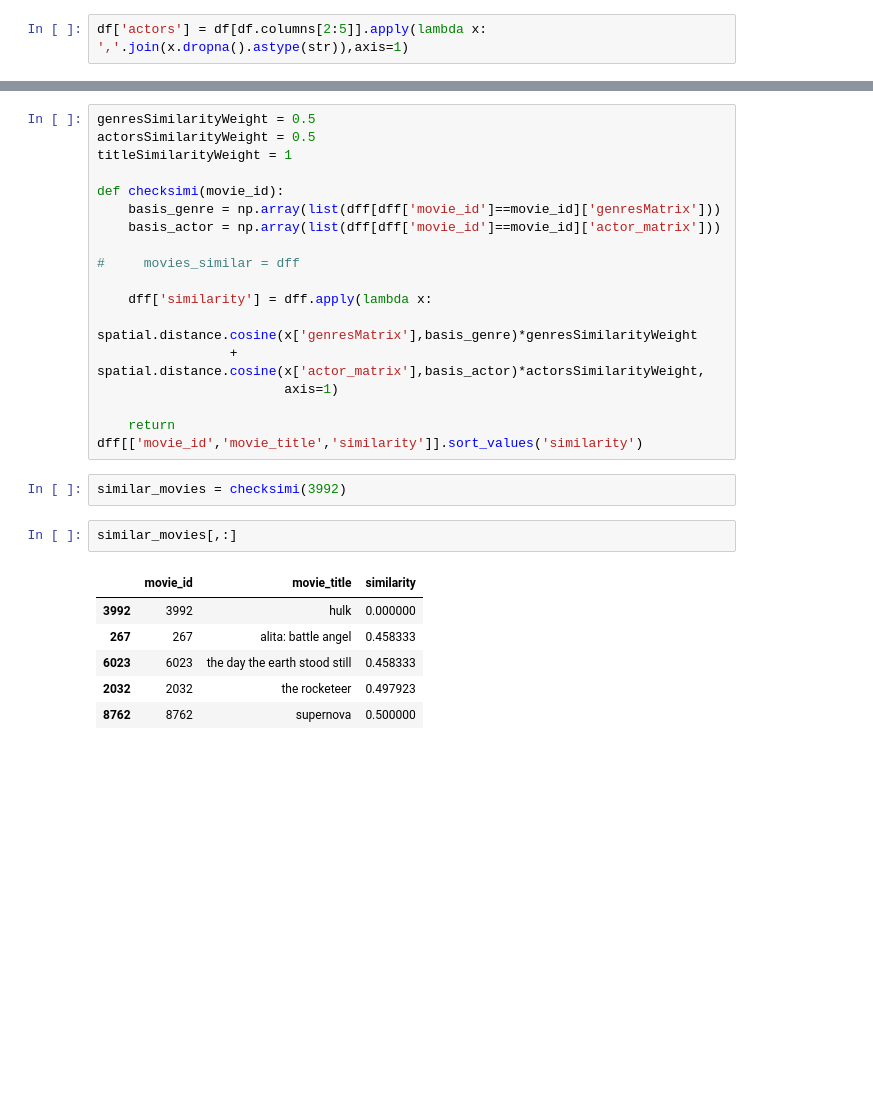
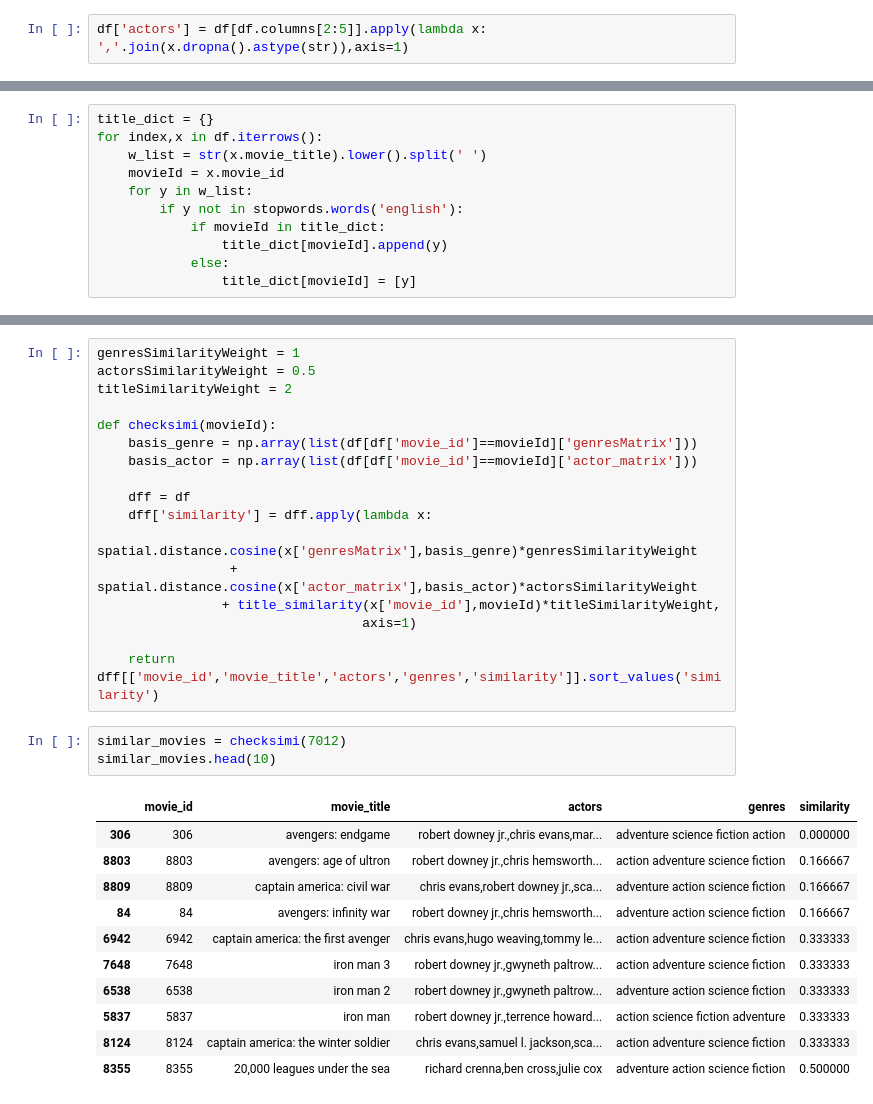
Before and after one commit to skar94376/Movie-Recommendation-Model, a Jupyter notebook: algo.ipynb, the cells around one changed output, grey strips where cells are left out. Drawn from its saved outputs; the diff is of its cells as text; blank space fills up the shorter version.

```diff
--- a/algo.ipynb
+++ b/algo.ipynb
@@ -137,0 +114,11 @@ dff.head(3)
+# %%
+title_dict = {}
+for index,x in df.iterrows():
+    w_list = str(x.movie_title).lower().split(' ')
+    movieId = x.movie_id
+    for y in w_list:
+        if y not in stopwords.words('english'):
+            if movieId in title_dict:
+                title_dict[movieId].append(y)
+            else:
+                title_dict[movieId] = [y]
@@ -138,28 +180,32 @@ dff.head(3)
 # %%
-genresSimilarityWeight = 0.5
+genresSimilarityWeight = 1
 actorsSimilarityWeight = 0.5
-titleSimilarityWeight = 1
+titleSimilarityWeight = 2
 
-def checksimi(movie_id):
-    basis_genre = np.array(list(dff[dff['movie_id']==movie_id]['genresMatrix']))
-    basis_actor = np.array(list(dff[dff['movie_id']==movie_id]['actor_matrix']))
+def checksimi(movieId):
+    basis_genre = np.array(list(df[df['movie_id']==movieId]['genresMatrix']))
+    basis_actor = np.array(list(df[df['movie_id']==movieId]['actor_matrix']))
 
-#     movies_similar = dff
-
+    dff = df
     dff['similarity'] = dff.apply(lambda x:
                    spatial.distance.cosine(x['genresMatrix'],basis_genre)*genresSimilarityWeight
-                 + spatial.distance.cosine(x['actor_matrix'],basis_actor)*actorsSimilarityWeight,
-                        axis=1)
+                 + spatial.distance.cosine(x['actor_matrix'],basis_actor)*actorsSimilarityWeight
+                + title_similarity(x['movie_id'],movieId)*titleSimilarityWeight,
+                                  axis=1)
 
-    return dff[['movie_id','movie_title','similarity']].sort_values('similarity')
+    return dff[['movie_id','movie_title','actors','genres','similarity']].sort_values('similarity')
-# %%
-similar_movies = checksimi(3992)
-# %%
-similar_movies[,:]
-# %% [output]
-|  | movie_id | movie_title | similarity |
-| 3992 | 3992 | hulk | 0.000000 |
-| 267 | 267 | alita: battle angel | 0.458333 |
-| 6023 | 6023 | the day the earth stood still | 0.458333 |
-| 2032 | 2032 | the rocketeer | 0.497923 |
-| 8762 | 8762 | supernova | 0.500000 |
+# %%
+similar_movies = checksimi(7012)
+similar_movies.head(10)
+# %% [output]
+|  | movie_id | movie_title | actors | genres | similarity |
+| 306 | 306 | avengers: endgame | robert downey jr.,chris evans,mar... | adventure science fiction action | 0.000000 |
+| 8803 | 8803 | avengers: age of ultron | robert downey jr.,chris hemsworth... | action adventure science fiction | 0.166667 |
+| 8809 | 8809 | captain america: civil war | chris evans,robert downey jr.,sca... | adventure action science fiction | 0.166667 |
+| 84 | 84 | avengers: infinity war | robert downey jr.,chris hemsworth... | adventure action science fiction | 0.166667 |
+| 6942 | 6942 | captain america: the first avenger | chris evans,hugo weaving,tommy le... | action adventure science fiction | 0.333333 |
+| 7648 | 7648 | iron man 3 | robert downey jr.,gwyneth paltrow... | action adventure science fiction | 0.333333 |
+| 6538 | 6538 | iron man 2 | robert downey jr.,gwyneth paltrow... | adventure action science fiction | 0.333333 |
+| 5837 | 5837 | iron man | robert downey jr.,terrence howard... | action science fiction adventure | 0.333333 |
+| 8124 | 8124 | captain america: the winter soldier | chris evans,samuel l. jackson,sca... | action adventure science fiction | 0.333333 |
+| 8355 | 8355 | 20,000 leagues under the sea | richard crenna,ben cross,julie cox | adventure action science fiction | 0.500000 |
```
Also changed, not shown: parts of 26 cells of this notebook.
